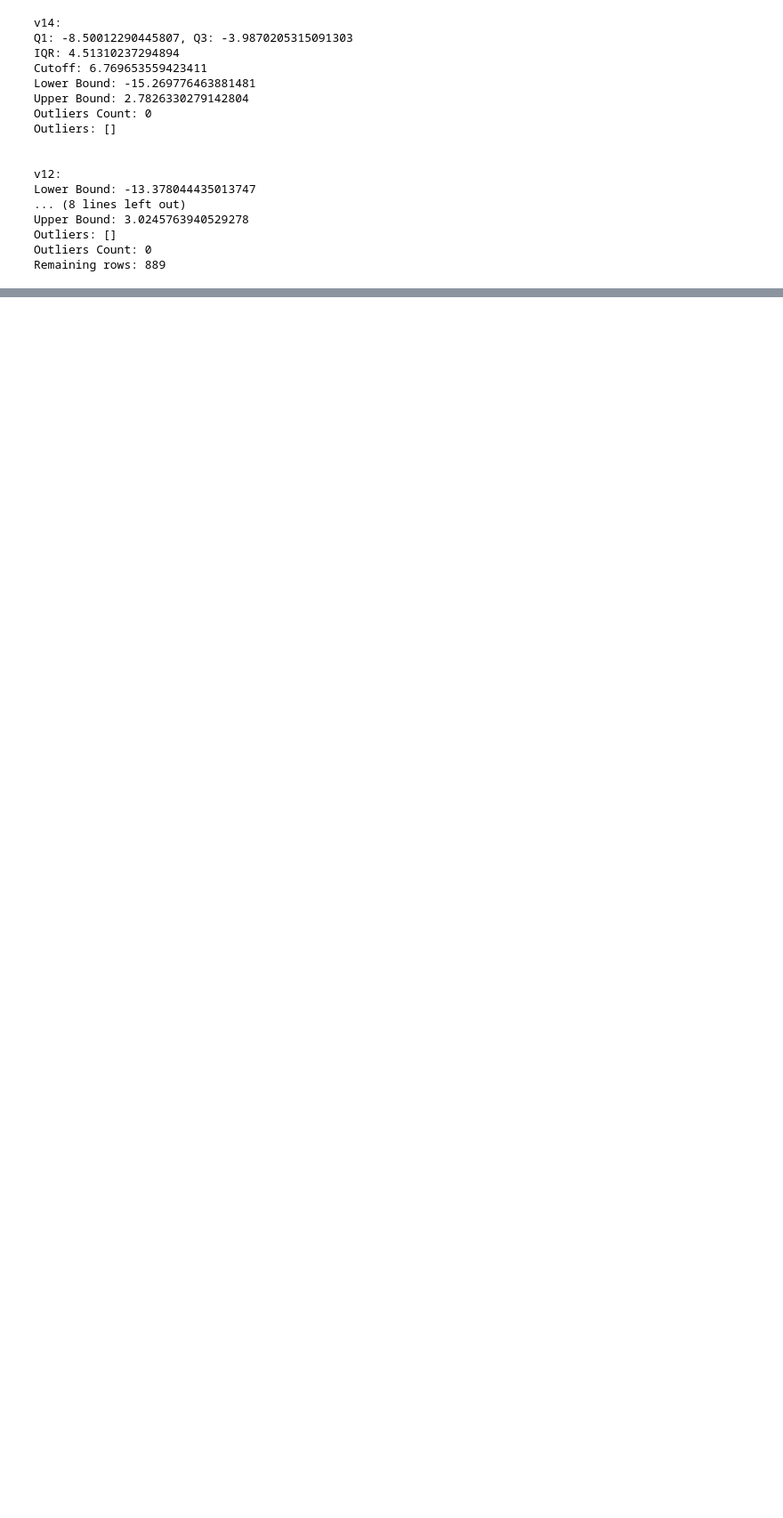
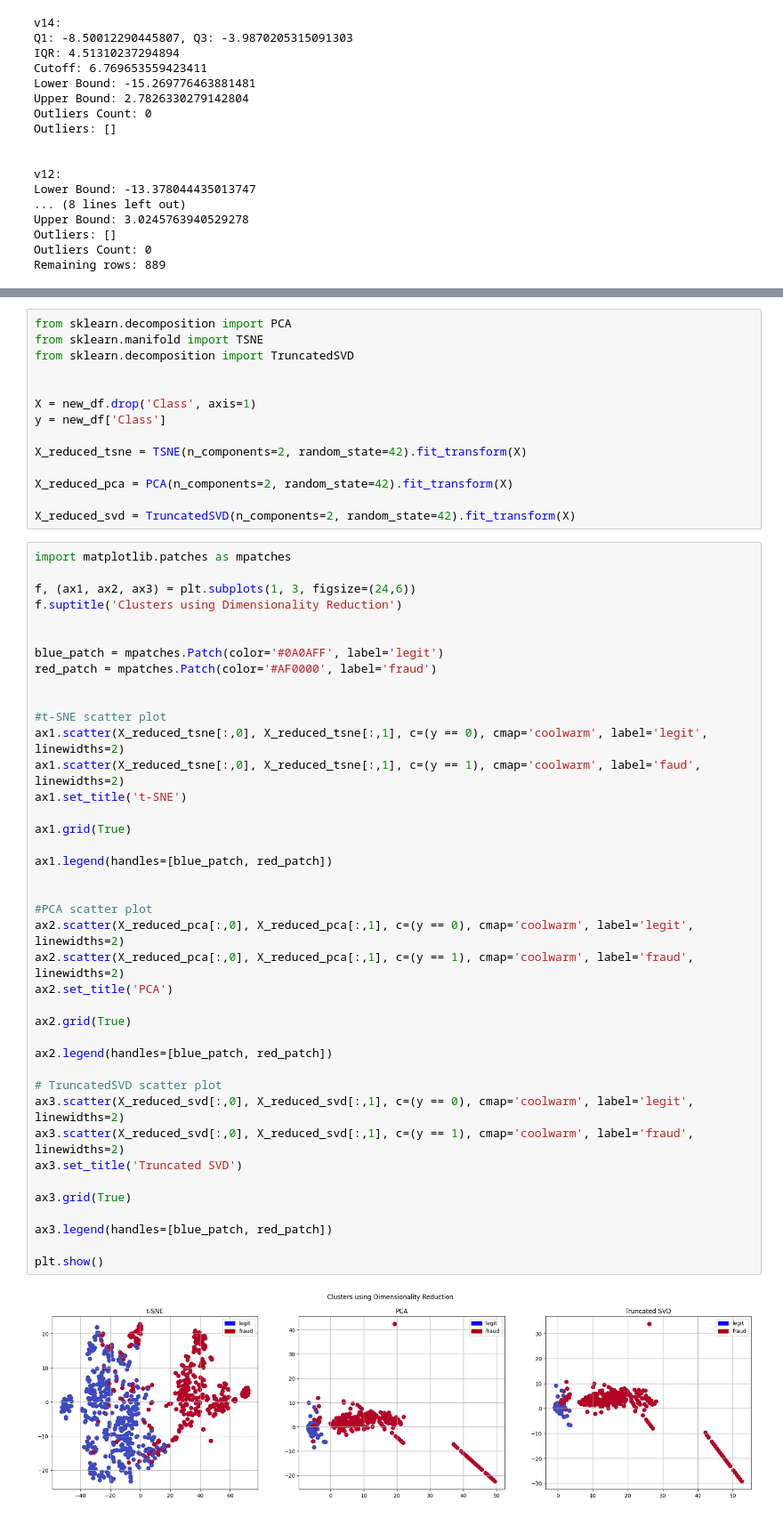
Before and after one commit to madhesh-hariharran/NeuroNexus, a Jupyter notebook: credit_card_fraud_detection.ipynb, the cells around one changed output, grey strips where cells are left out. Shown at 89% size. Drawn from its saved outputs; the diff is of its cells as text; blank space fills up the shorter version.

Commit message:
dimensionality reduction and clustering

```diff
--- a/credit_card_fraud_detection.ipynb
+++ b/credit_card_fraud_detection.ipynb
@@ -371,0 +374,56 @@ Remaining rows: 889
+# %%
+from sklearn.decomposition import PCA
+from sklearn.manifold import TSNE
+from sklearn.decomposition import TruncatedSVD
+
+
+X = new_df.drop('Class', axis=1)
+y = new_df['Class']
+
+X_reduced_tsne = TSNE(n_components=2, random_state=42).fit_transform(X)
+
+X_reduced_pca = PCA(n_components=2, random_state=42).fit_transform(X)
+
+X_reduced_svd = TruncatedSVD(n_components=2, random_state=42).fit_transform(X)
+# %%
+import matplotlib.patches as mpatches
+
+f, (ax1, ax2, ax3) = plt.subplots(1, 3, figsize=(24,6))
+f.suptitle('Clusters using Dimensionality Reduction')
+
+
+blue_patch = mpatches.Patch(color='#0A0AFF', label='legit')
+red_patch = mpatches.Patch(color='#AF0000', label='fraud')
+
+
+#t-SNE scatter plot
+ax1.scatter(X_reduced_tsne[:,0], X_reduced_tsne[:,1], c=(y == 0), cmap='coolwarm', label='legit', linewidths=2)
+ax1.scatter(X_reduced_tsne[:,0], X_reduced_tsne[:,1], c=(y == 1), cmap='coolwarm', label='faud', linewidths=2)
+ax1.set_title('t-SNE')
+
+ax1.grid(True)
+
+ax1.legend(handles=[blue_patch, red_patch])
+
+
+#PCA scatter plot
+ax2.scatter(X_reduced_pca[:,0], X_reduced_pca[:,1], c=(y == 0), cmap='coolwarm', label='legit', linewidths=2)
+ax2.scatter(X_reduced_pca[:,0], X_reduced_pca[:,1], c=(y == 1), cmap='coolwarm', label='fraud', linewidths=2)
+ax2.set_title('PCA')
+
+ax2.grid(True)
+
+ax2.legend(handles=[blue_patch, red_patch])
+
+# TruncatedSVD scatter plot
+ax3.scatter(X_reduced_svd[:,0], X_reduced_svd[:,1], c=(y == 0), cmap='coolwarm', label='legit', linewidths=2)
+ax3.scatter(X_reduced_svd[:,0], X_reduced_svd[:,1], c=(y == 1), cmap='coolwarm', label='fraud', linewidths=2)
+ax3.set_title('Truncated SVD')
+
+ax3.grid(True)
+
+ax3.legend(handles=[blue_patch, red_patch])
+
+plt.show()
+# %% [output]
+[figure, added]
```
Also changed, not shown: parts of 1 cell of this notebook.
